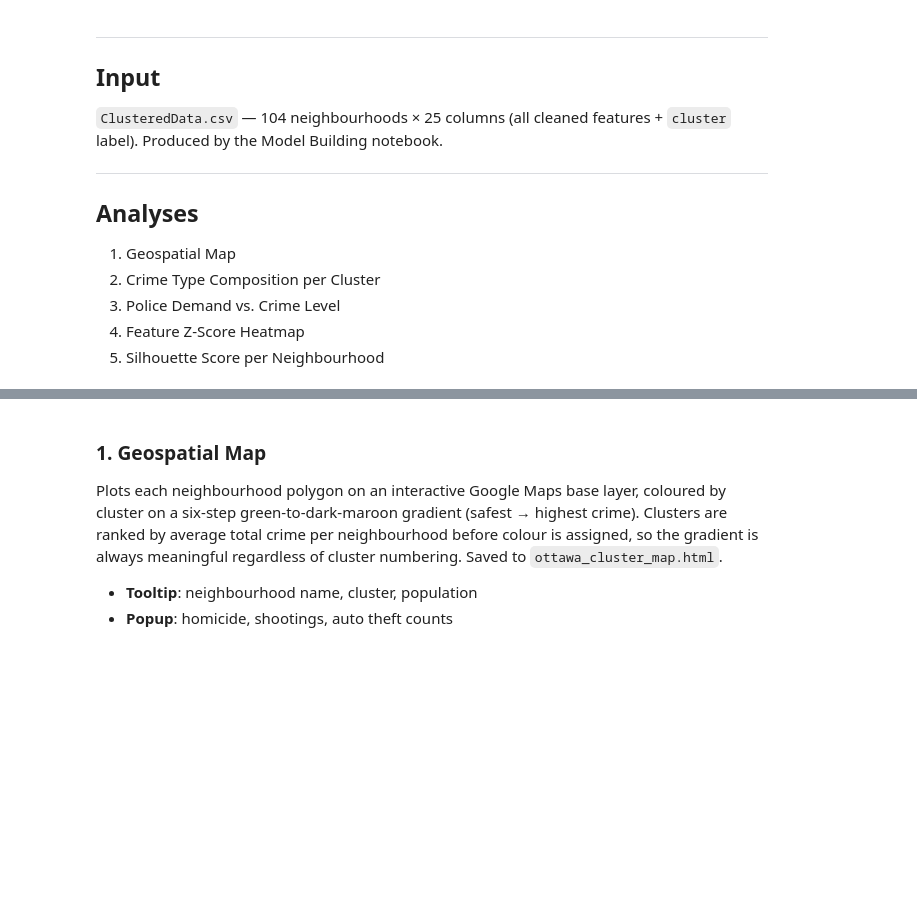
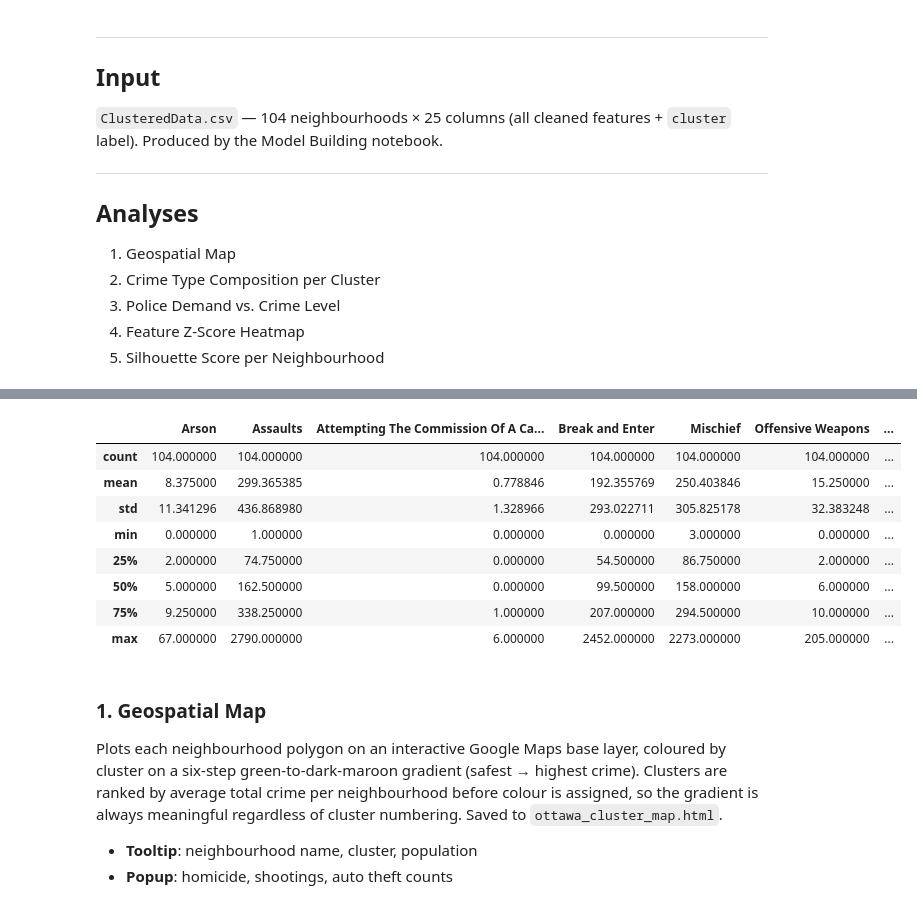
Before and after one commit to Lekan-E/bisi-projects, a Jupyter notebook: BI 2/Final Project/3. Cluster Analysis.ipynb, the cells around one changed output, grey strips where cells are left out. Drawn from its saved outputs; the diff is of its cells as text; code cells hidden in the pictures; blank space fills up the shorter version.

```diff
--- a/BI 2/Final Project/3. Cluster Analysis.ipynb
+++ b/BI 2/Final Project/3. Cluster Analysis.ipynb
@@ -42,6 +44,18 @@ df.head(3)
 | 0 | Barrhaven | 3 | 208 | 0 | 79 | 258 | 10 | ... |
 | 1 | Bayshore | 3 | 278 | 1 | 129 | 244 | 6 | ... |
 | 2 | Beacon Hill South - Cardinal Heights | 5 | 266 | 1 | 107 | 210 | 9 | ... |
+# %%
+df.describe()
+# %% [output]
+|  | Arson | Assaults | Attempting The Commission Of A Ca... | Break and Enter | Mischief | Offensive Weapons | ... |
+| count | 104.000000 | 104.000000 | 104.000000 | 104.000000 | 104.000000 | 104.000000 | ... |
+| mean | 8.375000 | 299.365385 | 0.778846 | 192.355769 | 250.403846 | 15.250000 | ... |
+| std | 11.341296 | 436.868980 | 1.328966 | 293.022711 | 305.825178 | 32.383248 | ... |
+| min | 0.000000 | 1.000000 | 0.000000 | 0.000000 | 3.000000 | 0.000000 | ... |
+| 25% | 2.000000 | 74.750000 | 0.000000 | 54.500000 | 86.750000 | 2.000000 | ... |
+| 50% | 5.000000 | 162.500000 | 0.000000 | 99.500000 | 158.000000 | 6.000000 | ... |
+| 75% | 9.250000 | 338.250000 | 1.000000 | 207.000000 | 294.500000 | 10.000000 | ... |
+| max | 67.000000 | 2790.000000 | 6.000000 | 2452.000000 | 2273.000000 | 205.000000 | ... |
 # %% [markdown]
 ### 1. Geospatial Map
 Plots each neighbourhood polygon on an interactive Google Maps base layer, coloured by cluster on a six-step green-to-dark-maroon gradient (safest → highest crime). Clusters are ranked by average total crime per neighbourhood before colour is assigned, so the gradient is always meaningful regardless of cluster numbering. Saved to `ottawa_cluster_map.html`.
```
Also changed, not shown: parts of 1 cell of this notebook.
